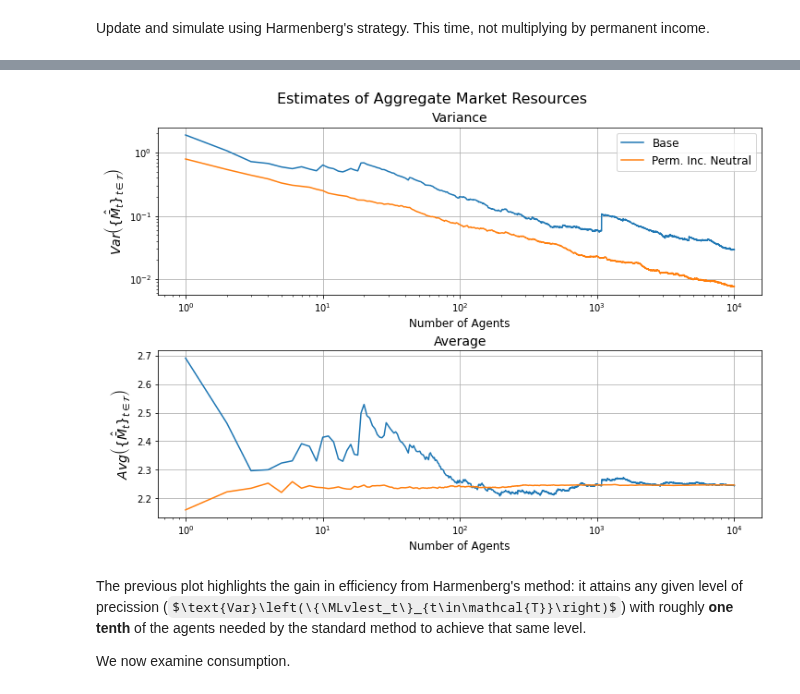
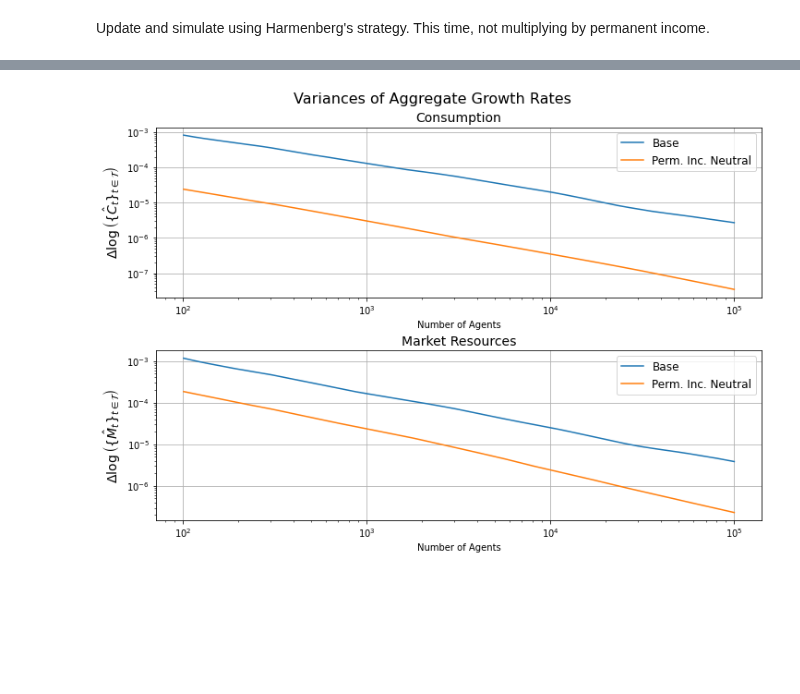
Before and after one commit to econ-ark/DemARK, a Jupyter notebook: notebooks/Harmenberg-Aggregation.ipynb, the cells around one changed output, grey strips where cells are left out. Saved outputs shown, nothing was run; the diff lists cells and outputs as text; code cells hidden in the pictures; some formulas as TeX source; blank space fills up the shorter version.

Commit message:
Revised Harmenberg-Aggregation

```diff
--- a/notebooks/Harmenberg-Aggregation.ipynb
+++ b/notebooks/Harmenberg-Aggregation.ipynb
@@ -350,0 +427,16 @@ We can now compare the two methods my plotting our measure of precision for diff
+# %%
+# Harmenberg permanent income neutral simulation
+
+# Start by duplicating the previous setup
+ntrl = deepcopy(popn)
+
+# Recompute income process to use neutral measure
+ntrl.neutral_measure = True
+ntrl.update_income_process()
+
+ntrl.initialize_sim()
+ntrl.simulate()
+
+# Retrieve history
+cLvl_ntrl = ntrl.history['cNrm']
+mLvl_ntrl = ntrl.history['mNrm']
@@ -351,32 +451,49 @@ We can now compare the two methods my plotting our measure of precision for diff
 # %%
 # Plots
+
+# Construct aggregate levels and growth rates
+## Cumulate levels and divide by number of agents to get average
+CAvg_popn=np.cumsum(cLvl_popn, axis=1)/np.arange(1, max_agents+1)
+CAvg_ntrl=np.cumsum(cLvl_ntrl, axis=1)/np.arange(1, max_agents+1)
+MAvg_popn=np.cumsum(mLvl_popn, axis=1)/np.arange(1, max_agents+1)
+MAvg_ntrl=np.cumsum(mLvl_ntrl, axis=1)/np.arange(1, max_agents+1)
+## First difference the logs to get aggregate growth rates
+CGro_popn=np.diff(np.log(CAvg_popn).T).T
+CGro_ntrl=np.diff(np.log(CAvg_ntrl).T).T
+MGro_popn=np.diff(np.log(MAvg_popn).T).T
+MGro_ntrl=np.diff(np.log(MAvg_ntrl).T).T
+## Calculate statistics for them
+CGro_popn_stats=sumstats(CGro_popn, sample_periods_dff)
+CGro_ntrl_stats=sumstats(CGro_ntrl, sample_periods_dff)
+MGro_popn_stats=sumstats(MGro_popn, sample_periods_dff)
+MGro_ntrl_stats=sumstats(MGro_ntrl, sample_periods_dff)
+
+# Count the agents
 nagents = np.arange(1,max_agents+1,1)
 
-# Market resources
-fig, axs = plt.subplots(2, figsize = (10,7), constrained_layout=True)
-
-fig.suptitle('Estimates of Aggregate Market Resources', fontsize=16)
-axs[0].plot(nagents, M_base['stds'], label = 'Base')
-axs[0].plot(nagents, M_pin['stds'], label = 'Perm. Inc. Neutral')
+# Plot
+fig, axs = plt.subplots(2, figsize=(10, 7), constrained_layout=True)
+fig.suptitle('Variances of Aggregate Growth Rates', fontsize=16)
+axs[0].plot(nagents[min_agents:], np.array(CGro_popn_stats['vars_lvl'])[min_agents:], label='Base')
+axs[0].plot(nagents[min_agents:], np.array(CGro_ntrl_stats['vars_lvl'])[min_agents:], label='Perm. Inc. Neutral')
 axs[0].set_yscale('log')
 axs[0].set_xscale('log')
-axs[0].set_title('Variance', fontsize=14)
-axs[0].set_ylabel(r'$Var\left(\{\hat{\bar{M}}_t\}_{t\in\mathcal{T}}\right)$', fontsize = 14)
-axs[0].set_xlabel('Number of Agents', fontsize=12)
+axs[0].set_title('Consumption', fontsize=14)
+axs[0].set_ylabel(r'$\Delta \log \left(\{\hat{C}_t\}_{t\in\mathcal{T}}\right)$', fontsize = 14)
+axs[0].set_xlabel('Number of Agents', fontsize=10)
 axs[0].grid()
 axs[0].legend(fontsize=12)
 
-axs[1].plot(nagents, M_base['means'], label = 'Base')
-axs[1].plot(nagents, M_pin['means'], label = 'Perm. Inc. Neutral')
+axs[1].plot(nagents[min_agents:], np.array(MGro_popn_stats['vars_lvl'])[min_agents:], label = 'Base')
+axs[1].plot(nagents[min_agents:], np.array(MGro_ntrl_stats['vars_lvl'])[min_agents:], label = 'Perm. Inc. Neutral')
+axs[1].set_yscale('log')
 axs[1].set_xscale('log')
-axs[1].set_title('Average', fontsize=14)
-axs[1].set_ylabel(r'$Avg\left(\{\hat{\bar{M}}_t\}_{t\in\mathcal{T}}\right)$', fontsize=14)
-axs[1].set_xlabel('Number of Agents', fontsize=12)
+axs[1].set_title('Market Resources', fontsize=14)
+axs[1].set_ylabel(r'$\Delta \log \left(\{\hat{M}_t\}_{t\in\mathcal{T}}\right)$', fontsize = 14)
+axs[1].set_xlabel('Number of Agents', fontsize=10)
 axs[1].grid()
+axs[1].legend(fontsize=12)
+
 plt.show()
 # %% [output]
-[figure, old version]
+[figure, new version]
-# %% [markdown]
-The previous plot highlights the gain in efficiency from Harmenberg's method: it attains any given level of precission ($\text{Var}\left(\{\MLvlest_t\}_{t\in\mathcal{T}}\right)$) with roughly **one tenth** of the agents needed by the standard method to achieve that same level.
-
-We now examine consumption.
```
Also changed, not shown: parts of 24 cells of this notebook, 1 other file.
